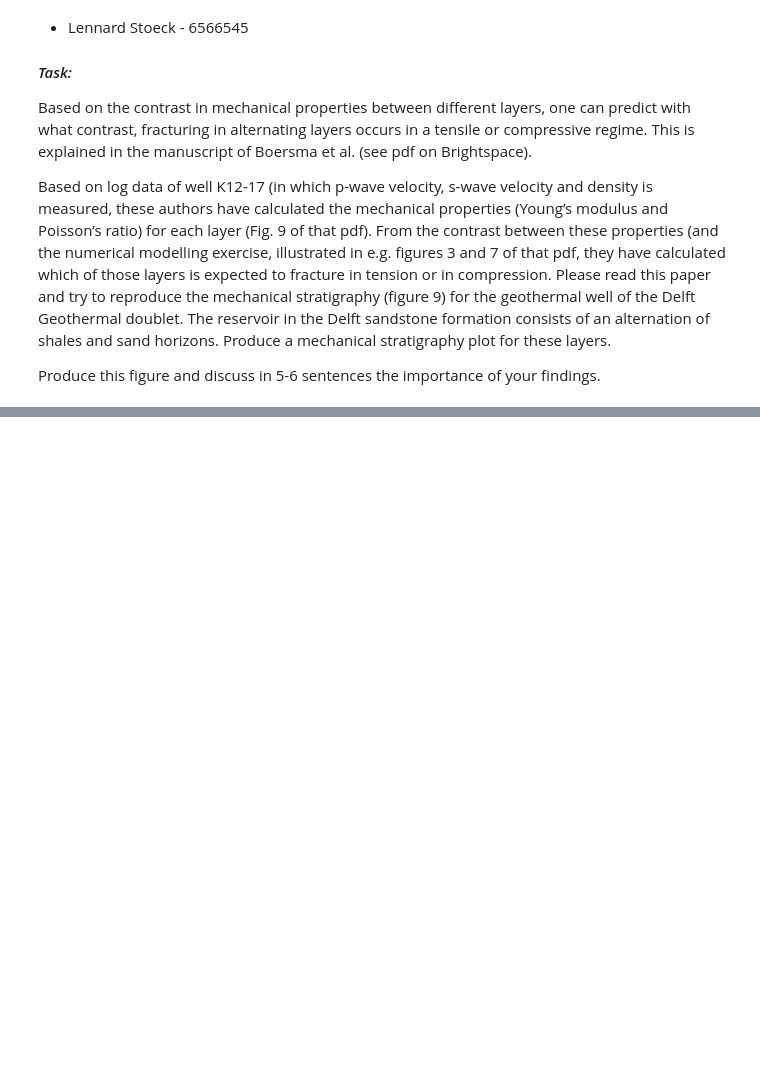
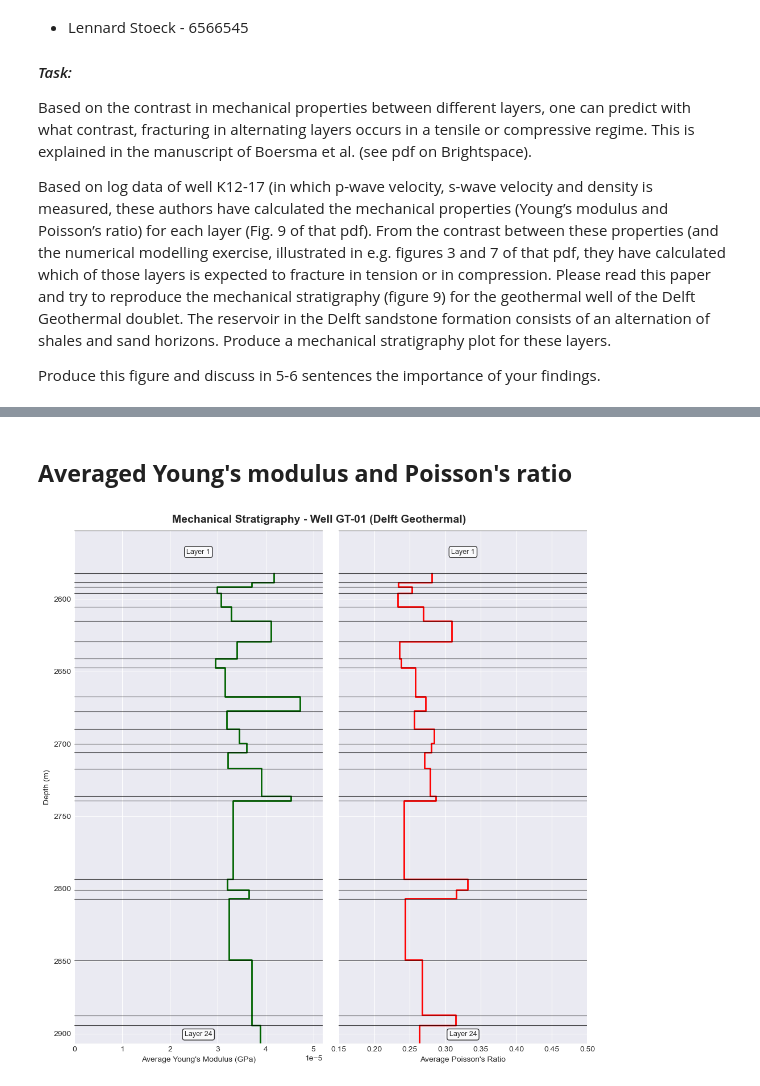
Before and after one commit to nandanajihha/Geomechanics-Q3, a Jupyter notebook: # Exercise GMSG 3/Report exercice 3.ipynb, the cells around one changed output, grey strips where cells are left out. Saved outputs shown, nothing was run; the diff lists cells and outputs as text; code cells hidden in the pictures; blank space fills up the shorter version.

```diff
--- a/# Exercise GMSG 3/Report exercice 3.ipynb
+++ b/# Exercise GMSG 3/Report exercice 3.ipynb
@@ -25,0 +303,71 @@ plt.style.use('seaborn-v0_8-darkgrid')
+# %% [markdown]
+## **Averaged Young's modulus and Poisson's ratio**
+# %%
+
+fig, axes = plt.subplots(1, 2, figsize=(10, 10), sharey=True)
+fig.suptitle('Mechanical Stratigraphy - Well GT-01 (Delft Geothermal)', fontsize=14, fontweight='bold')
+
+
+# Panel (a): Average Young's Modulus per layer - Step plot
+x_max_e = layer_stats['E_avg'].max() * 1.1
+depths = []
+values_e = []
+for idx, row in layer_stats.iterrows():
+    if idx == 0:  # Skip layer 1 for plotting
+        depths.extend([row['Depth_min'], row['Depth_max']])
+        values_e.extend([None, None])
+    else:
+        depths.extend([row['Depth_min'], row['Depth_max']])
+        values_e.extend([row['E_avg'], row['E_avg']])
+
+axes[0].plot(values_e, depths, color='darkgreen', linewidth=2, drawstyle='steps-post')
+
+
+# Add horizontal gridlines at layer boundaries
+for idx, row in layer_stats.iterrows():
+    axes[0].axhline(y=row['Depth_min'], color='black', linewidth=0.8, alpha=0.7)
+axes[0].axhline(y=layer_stats.iloc[-1]['Depth_max'], color='black', linewidth=0.8, alpha=0.7)
+axes[0].set_xlabel('Average Young\'s Modulus (GPa)')
+axes[0].set_ylabel('Depth (m)')
+axes[0].invert_yaxis()
+axes[0].set_xlim(0, x_max_e)
+axes[0].set_ylim(layer_stats.iloc[-1]['Depth_max'], layer_stats.iloc[0]['Depth_min'])
+# Add Layer text
+axes[0].text(x_max_e * 0.5, layer_stats.iloc[0]['Depth_mid'], 'Layer 1',
+             ha='center', va='center', fontsize=9, bbox=dict(boxstyle='round', facecolor='white', alpha=0.8))
+axes[0].text(x_max_e * 0.5, layer_stats.iloc[-1]['Depth_mid'], f'Layer {len(layer_stats)}',
+             ha='center', va='center', fontsize=9, bbox=dict(boxstyle='round', facecolor='white', alpha=0.8))
+
+
+# Panel (b): Average Poisson's Ratio per layer - Step plot
+depths = []
+values_nu = []
+for idx, row in layer_stats.iterrows():
+    if idx == 0:  # Skip layer 1 for plotting
+        depths.extend([row['Depth_min'], row['Depth_max']])
+        values_nu.extend([None, None])
+    else:
+        depths.extend([row['Depth_min'], row['Depth_max']])
+        values_nu.extend([row['nu_avg'], row['nu_avg']])
+
+axes[1].plot(values_nu, depths, color='red', linewidth=2, drawstyle='steps-post')
+
+
+# Add horizontal gridlines at layer boundaries
+for idx, row in layer_stats.iterrows():
+    axes[1].axhline(y=row['Depth_min'], color='black', linewidth=0.8, alpha=0.7)
+axes[1].axhline(y=layer_stats.iloc[-1]['Depth_max'], color='black', linewidth=0.8, alpha=0.7)
+axes[1].set_xlabel('Average Poisson\'s Ratio')
+axes[1].set_xlim(0.15, 0.5)
+
+
+# Add Layer text
+axes[1].text(0.325, layer_stats.iloc[0]['Depth_mid'], 'Layer 1',
+             ha='center', va='center', fontsize=9, bbox=dict(boxstyle='round', facecolor='white', alpha=0.8))
+axes[1].text(0.325, layer_stats.iloc[-1]['Depth_mid'], f'Layer {len(layer_stats)}',
+             ha='center', va='center', fontsize=9, bbox=dict(boxstyle='round', facecolor='white', alpha=0.8))
+
+plt.tight_layout()
+plt.show()
+# %% [output]
+[figure, added]
```
Also changed, not shown: parts of 19 cells of this notebook.
